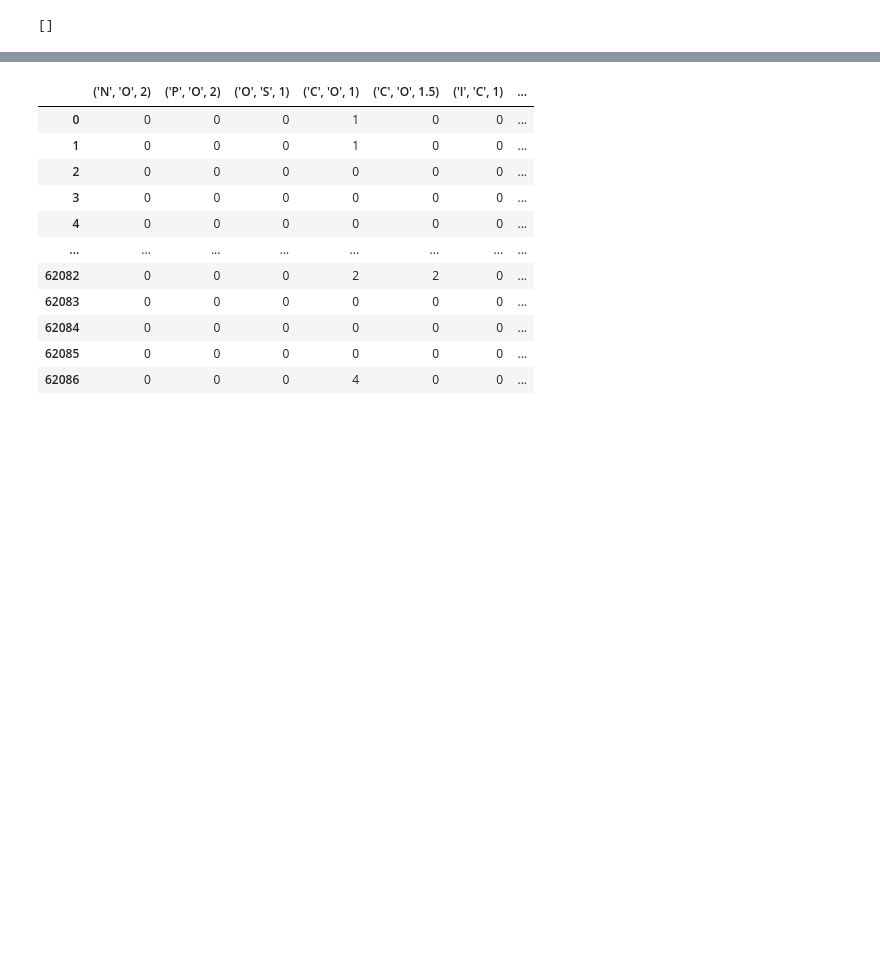
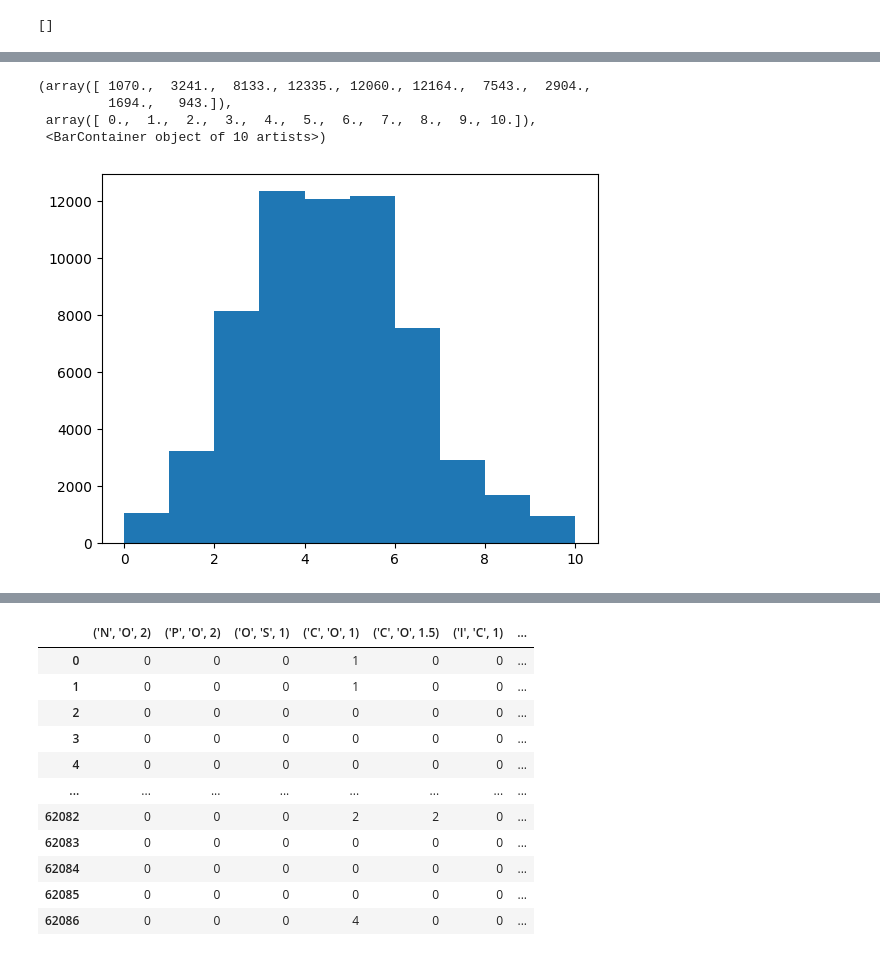
Before and after one commit to Evintkoo/Functional-Group-Analysis, a Jupyter notebook: merge_data.ipynb, the cells around one changed output, grey strips where cells are left out. Cells and saved outputs as stored; diff of their text form; code cells hidden in the pictures; blank space fills up the shorter version.

```diff
--- a/merge_data.ipynb
+++ b/merge_data.ipynb
@@ -43,0 +54,10 @@ result
+# %%
+scaler = minmaxscaler(10)
+rescaled_weight = scaler.fit_transform(list(result["weight"]))
+plt.hist(rescaled_weight)
+# %% [output]
+(array([ 1070.,  3241.,  8133., 12335., 12060., 12164.,  7543.,  2904.,
+         1694.,   943.]),
+ array([ 0.,  1.,  2.,  3.,  4.,  5.,  6.,  7.,  8.,  9., 10.]),
+ <BarContainer object of 10 artists>)
+[figure, added]
```
Also changed, not shown: parts of 12 cells of this notebook, 26 other files.
